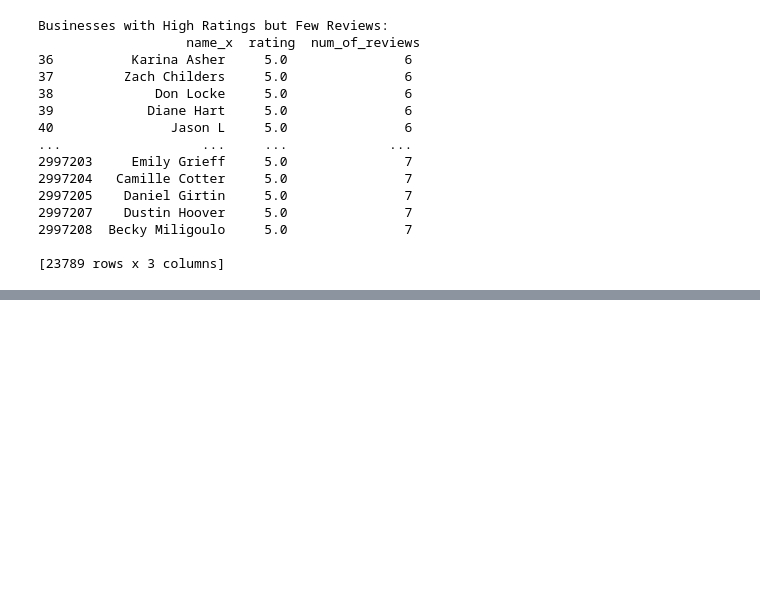
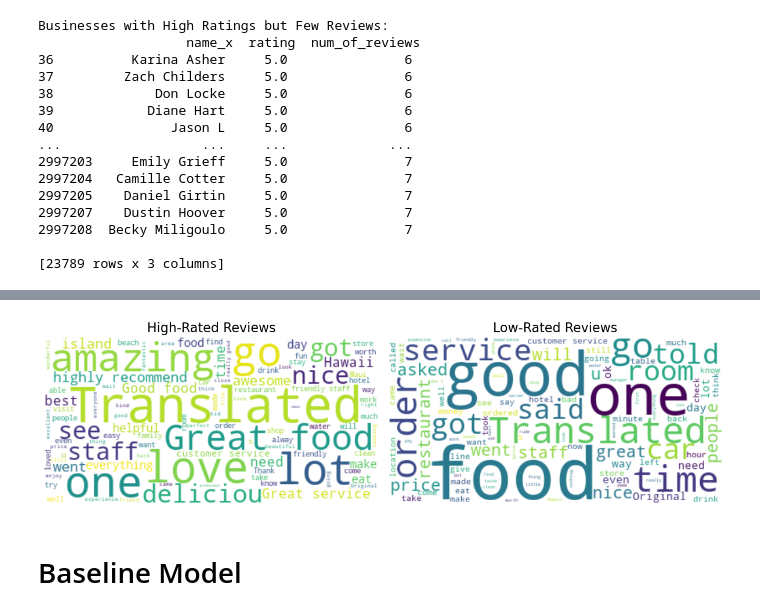
Before and after one commit to zaczhou0928/Assignment2, a Jupyter notebook: assignment2.ipynb, the cells around one changed output, grey strips where cells are left out. Saved outputs shown, nothing was run; the diff lists cells and outputs as text; code cells hidden in the pictures; blank space fills up the shorter version.

```diff
--- a/assignment2.ipynb
+++ b/assignment2.ipynb
@@ -214,0 +273,35 @@ Businesses with High Ratings but Few Reviews:
+# %%
+from wordcloud import WordCloud, STOPWORDS
+
+# Create a set of stopwords
+custom_stopwords = set(STOPWORDS)
+custom_stopwords.update(['Google', 'place'])  # Add custom stopwords
+
+# Filter high-rated reviews
+high_rated_reviews = " ".join(df[df['rating'] >= 3.5]['text'].dropna())
+
+# Filter low-rated reviews
+low_rated_reviews = " ".join(df[df['rating'] <= 3.5]['text'].dropna())
+
+# Generate word clouds with filtered words
+high_rated_wc = WordCloud(stopwords=custom_stopwords, background_color='white', max_words=100).generate(high_rated_reviews)
+low_rated_wc = WordCloud(stopwords=custom_stopwords, background_color='white', max_words=100).generate(low_rated_reviews)
+
+# Plot word clouds
+plt.figure(figsize=(12, 6))
+plt.subplot(1, 2, 1)
+plt.imshow(high_rated_wc, interpolation='bilinear')
+plt.title('High-Rated Reviews', fontsize=16)
+plt.axis('off')
+
+plt.subplot(1, 2, 2)
+plt.imshow(low_rated_wc, interpolation='bilinear')
+plt.title('Low-Rated Reviews', fontsize=16)
+plt.axis('off')
+
+plt.tight_layout()
+plt.show()
+# %% [output]
+[figure, added]
+# %% [markdown]
+# Baseline Model
```
Also changed, not shown: parts of 7 cells of this notebook, 1 other file.
